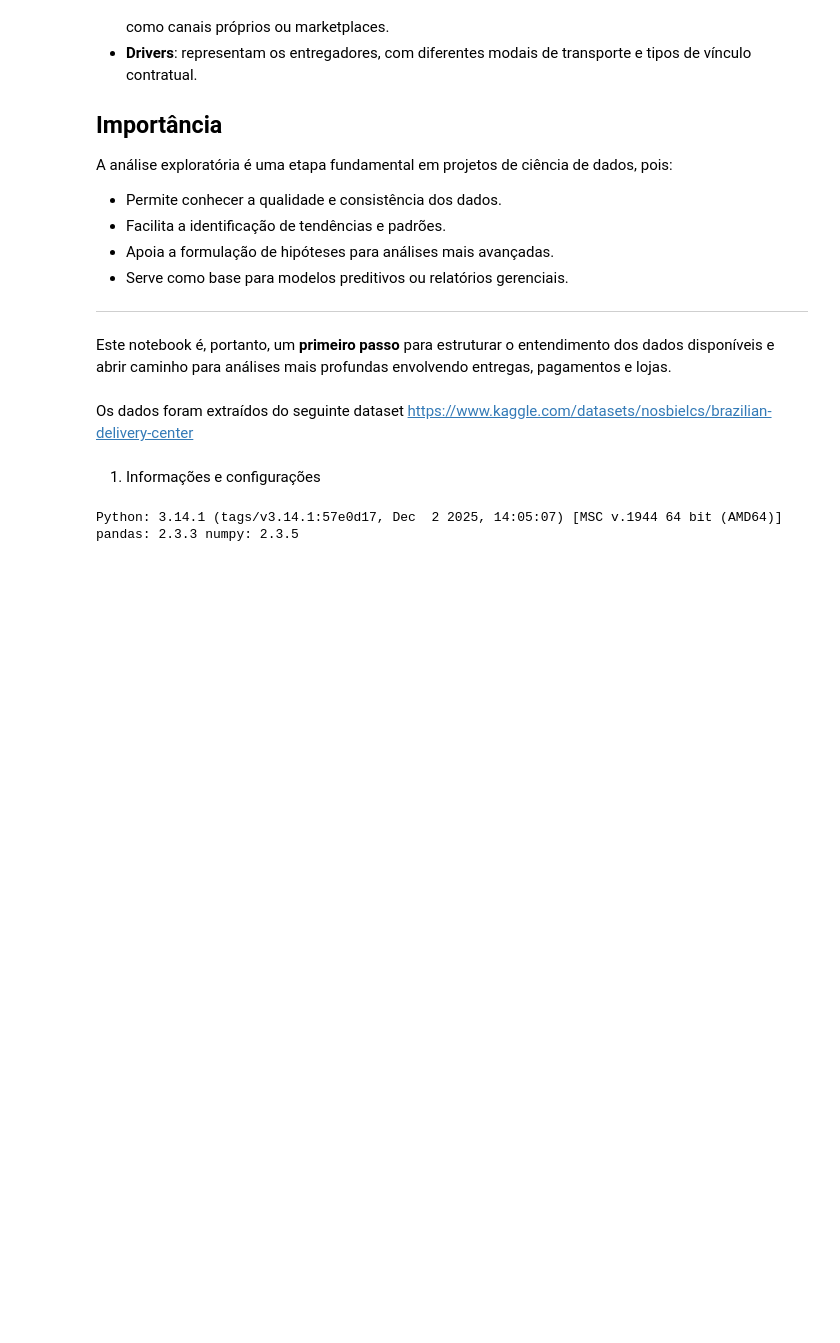
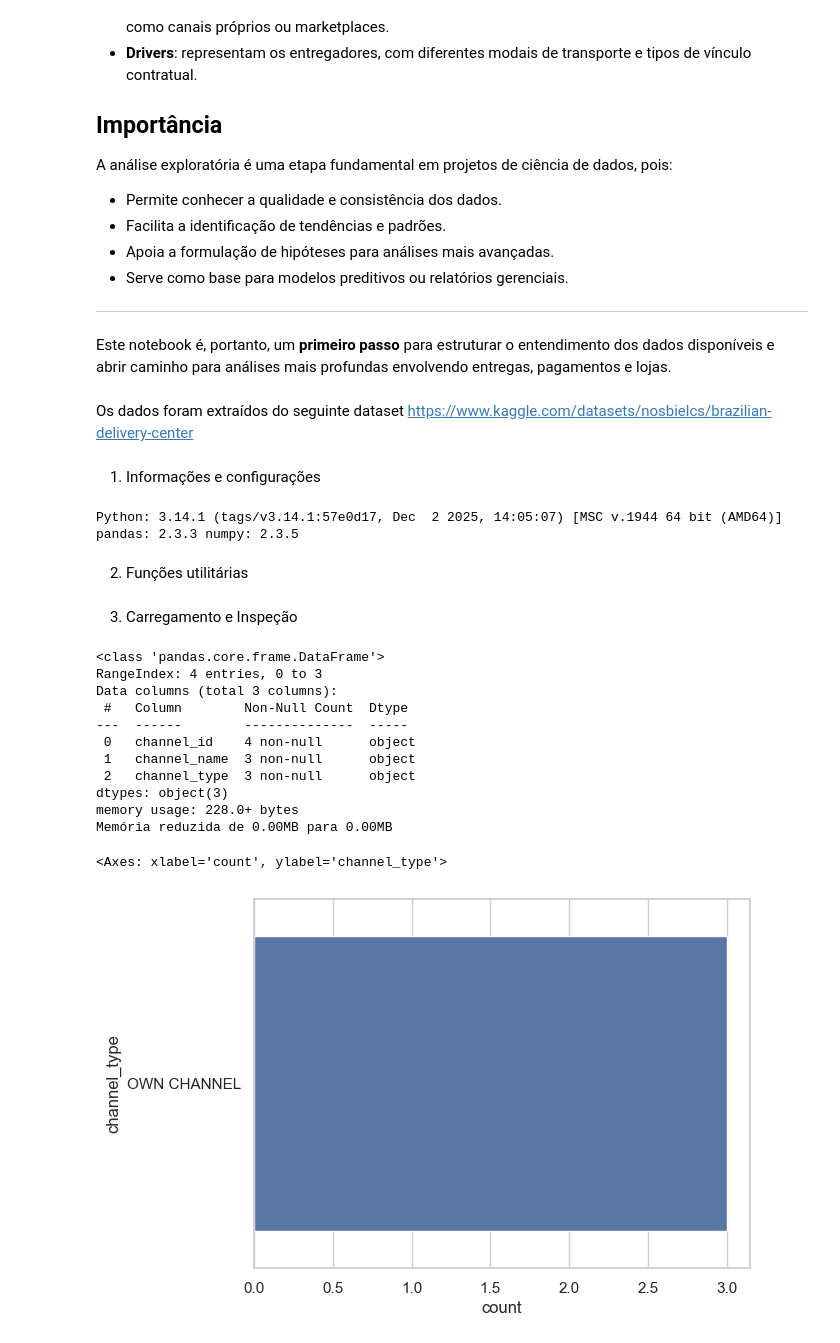
Before and after one commit to TeacherSamanthaSilva/ProjetoDeliveryCenter, a Jupyter notebook: delivery.ipynb, the cells around one changed output. Drawn from its saved outputs; the diff is of its cells as text; code cells hidden in the pictures; blank space fills up the shorter version.

```diff
--- a/delivery.ipynb
+++ b/delivery.ipynb
@@ -44,3 +44,66 @@ sns.set(style="whitegrid")
 # %% [output]
 Python: 3.14.1 (tags/v3.14.1:57e0d17, Dec  2 2025, 14:05:07) [MSC v.1944 64 bit (AMD64)]
 pandas: 2.3.3 numpy: 2.3.5
+# %% [markdown]
+2. Funções utilitárias
+# %%
+def reduce_mem_usage(df):
+    start_mem = df.memory_usage().sum() / 1024**2
+    for col in df.columns:
+        col_type = df[col].dtype
+        if col_type == 'object':
+            df[col] = df[col].astype('category')
+        elif str(col_type).startswith('int') or str(col_type).startswith('float'):
+            df[col] = pd.to_numeric(df[col], downcast='unsigned' if 'int' in str(col_type) else 'float')
+    end_mem = df.memory_usage().sum() / 1024**2
+    print(f"Memória reduzida de {start_mem:.2f}MB para {end_mem:.2f}MB")
+    return df
+
+def detect_and_parse_dates(df):
+    for col in df.columns:
+        if df[col].dtype == 'object':
+            try:
+                parsed = pd.to_datetime(df[col], errors='coerce')
+                if parsed.notna().sum() / len(df) > 0.5:
+                    df[col] = parsed
+            except:
+                pass
+    return df
+
+def aggregate_csv_by_chunks(path, groupby_cols, agg_dict, chunksize=100000, out_csv=None):
+    agg_list = []
+    for chunk in pd.read_csv(path, chunksize=chunksize):
+        chunk = reduce_mem_usage(chunk)
+        agg = chunk.groupby(groupby_cols).agg(agg_dict)
+        agg_list.append(agg)
+    result = pd.concat(agg_list).groupby(level=0).sum()
+    if out_csv:
+        result.to_csv(out_csv)
+    return result
+# %% [markdown]
+3. Carregamento e Inspeção
+# %%
+channels_csv = """channel_id,channel_name,channel_type
+1,OTHER PLACE,OWN CHANNEL
+2,PHONE PLACE,OWN CHANNEL
+... (copiar todo o bloco fornecido) ...
+49,RIBA PLACE,OWN CHANNEL
+"""
+channels = pd.read_csv(StringIO(channels_csv))
+channels.info(); channels.head()
+channels = reduce_mem_usage(channels)
+sns.countplot(y='channel_type', data=channels)
+# %% [output]
+<class 'pandas.core.frame.DataFrame'>
+RangeIndex: 4 entries, 0 to 3
+Data columns (total 3 columns):
+ #   Column        Non-Null Count  Dtype
+---  ------        --------------  -----
+ 0   channel_id    4 non-null      object
+ 1   channel_name  3 non-null      object
+ 2   channel_type  3 non-null      object
+dtypes: object(3)
+memory usage: 228.0+ bytes
+Memória reduzida de 0.00MB para 0.00MB
+<Axes: xlabel='count', ylabel='channel_type'>
+[figure, added]
```
Also changed, not shown: parts of 3 cells of this notebook.
